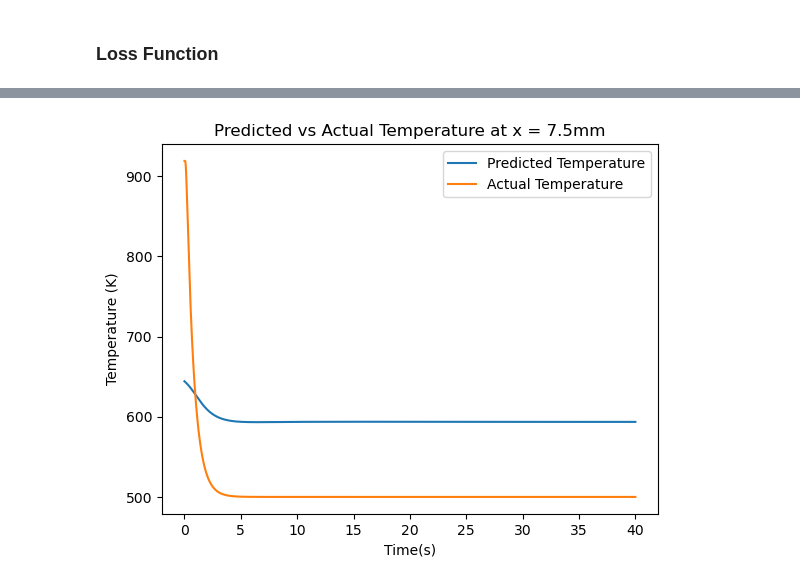
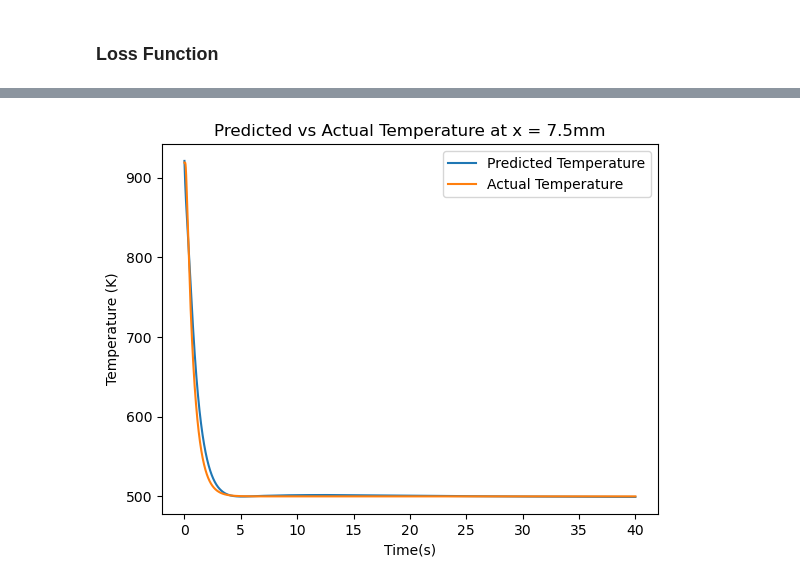
Before and after one commit to radhikrammohan/1D_HT_Pinn, a Jupyter notebook: Data-prep/PINN/Basic_training/1D_PINN.ipynb, the cells around one changed output, grey strips where cells are left out. Cells and saved outputs as stored; diff of their text form; code cells hidden in the pictures.

```diff
--- a/Data-prep/PINN/Basic_training/1D_PINN.ipynb
+++ b/Data-prep/PINN/Basic_training/1D_PINN.ipynb
@@ -33,7 +33,7 @@ temp_init = 919.0
 t_surr = 500.0
 
 heat_data = HT_sim(length, time_end, numpoints,  t_surr,temp_init)
-
+alpha = heat_data.alpha_l
 tempfield = heat_data.datagen()
 
 heat_data.plot_temp(25)
@@ -54,22 +56,34 @@ temp_data = scaler(temp_data,400.0,919.0)
 # input dataset- fdd
 num_steps = tempfield.shape[0]
 numpoints = tempfield.shape[1]
-print(numpoints, num_steps)
-print(numpoints*num_steps)
-inp_data = fdd(15e-3, 40, numpoints, num_steps,scl=True)
 
-print(inp_data.shape)
+x_c = 1/length
+t_c = (alpha/(length**2))
+temp_c = 919.0
 
+inp_data = fdd(15e-3, 40, numpoints, num_steps)
+
+
+def scale2(x,x_c,t_c):
+    x[:,0] = x[:,0] * x_c
+    x[:,1] = x[:,1] * t_c
+    return x
+
+inp_data = scale2(inp_data,x_c,t_c)
 
 # input dataset-pde residual
 
 pde_data = pdeinp(0.01,15e-3,0,40,10000,"Hammersley",scl=1)
-print(pde_data.shape)
+
+pde_data = scale2(pde_data,x_c,t_c)
 
 # input dataset - ic residual
-ic_data = icinp(15e-3,5000,scl="True")
+ic_data = icinp(15e-3,5000,scl="False")
+ic_data = scale2(ic_data,x_c,t_c)
+# input dataset - boundary residual
+bc_ldata = bcinp(15e-3,40,5000,scl="False")[0]
+bc_rdata = bcinp(15e-3,40,5000,scl="False")[1]
 
-# input dataset - boundary residual
-bc_ldata = bcinp(15e-3,40,5000,scl="True")[0]
-bc_rdata = bcinp(15e-3,40,5000,scl="True")[1]
+bc_ldata = scale2(bc_ldata,x_c,t_c)
+bc_rdata = scale2(bc_rdata,x_c,t_c)
 # %% [output]
@@ -321,20 +314,21 @@ plt.show()
 # %%
 
 inp_data = torch.tensor(input_t).float().to(device) # Convert the inputs to a tensor
 temp_nn = model(inp_data[:,0].unsqueeze(1), inp_data[:,1].unsqueeze(1)).cpu().detach().numpy() # Get the predictions from the model
 
-temp_nn = invscaler(temp_nn,500.0,919.0) # Inverse transform the predictions
+# temp_nn = invscaler(temp_nn,500.0,919.0) # Inverse transform the predictions
+temp_nn = temp_nn * 919.0
 temp_nn = temp_nn.reshape(num_steps, numpoints) # Reshape the predictions to a 2D array
 time_ss= np.linspace(0, 40.0, num_steps )
 
 plt.figure
 plt.plot(time_ss, temp_nn[:,25 ], label='Predicted Temperature')
 plt.plot(time_ss, tempfield[:,25], label='Actual Temperature')
 plt.xlabel('Time(s)')
 plt.ylabel('Temperature (K)')
 plt.yscale('linear')
 plt.title('Predicted vs Actual Temperature at x = 7.5mm')
 plt.legend()
 plt.show()
 # %% [output]
-[figure, old version]
+[figure, new version]
```
Also changed, not shown: parts of 7 cells of this notebook, 5 other files.
